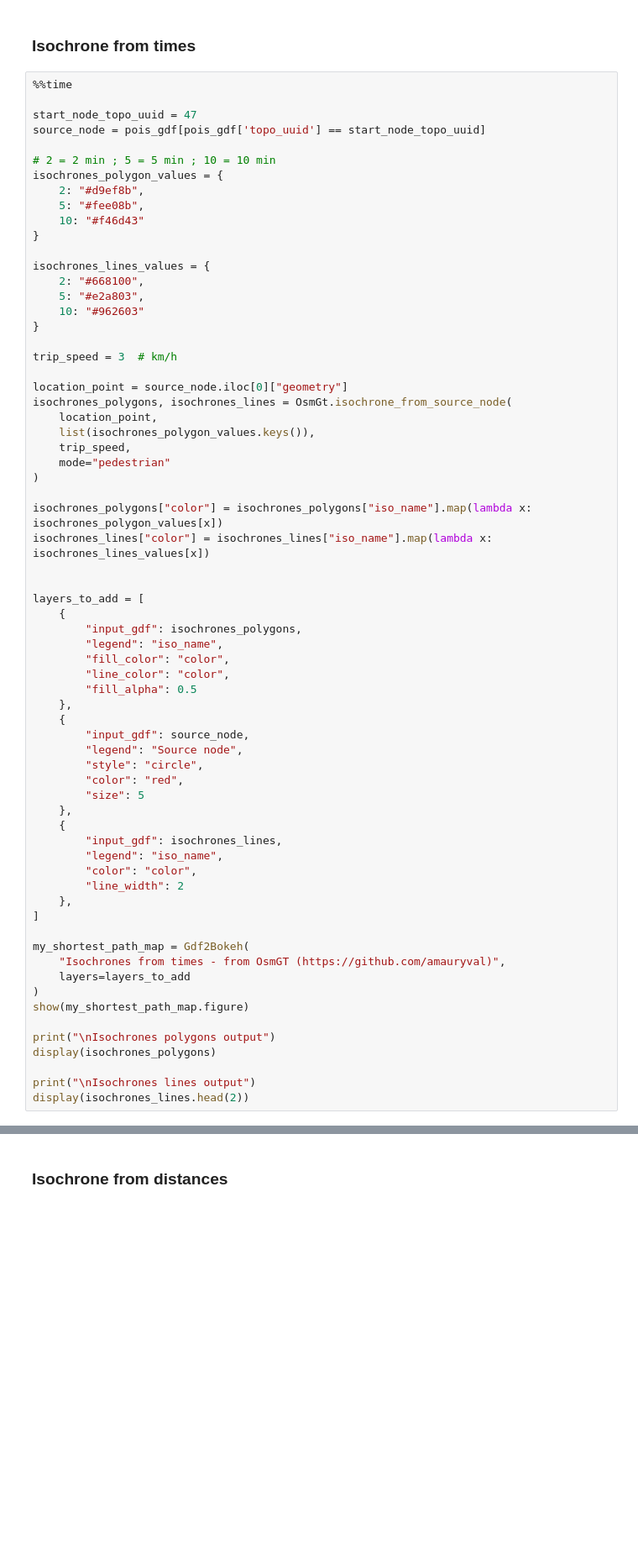
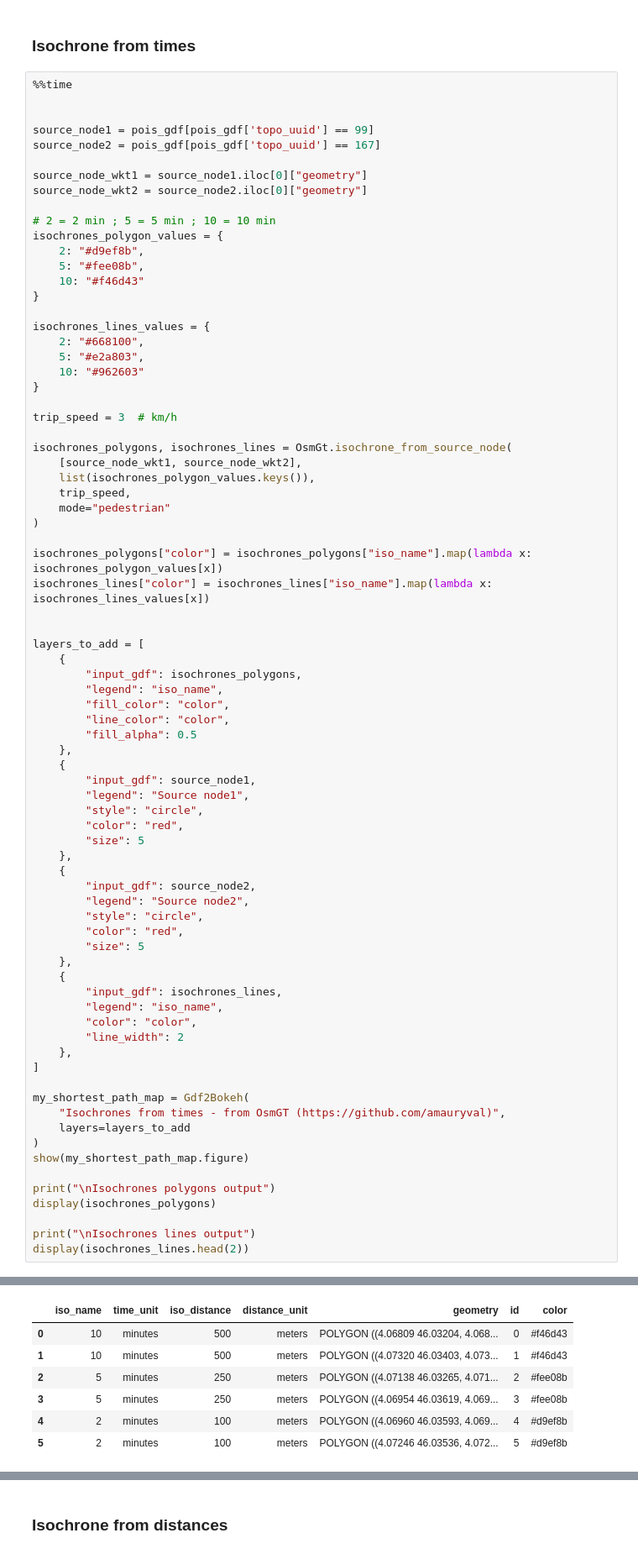
Before and after one commit to amauryval/OsmGT, a Jupyter notebook: example.ipynb, the cells around one changed output, grey strips where cells are left out. Shown at 84% size. Saved outputs shown, nothing was run; the diff lists cells and outputs as text; blank space fills up the shorter version.

Commit message:
upd (*) isolines from multiple locations supported ; issue with isochrones (polyg)

```diff
--- a/example.ipynb
+++ b/example.ipynb
@@ -251,8 +313,12 @@ display(shortest_paths)
 # %%
 %%time
 
-start_node_topo_uuid = 47
-source_node = pois_gdf[pois_gdf['topo_uuid'] == start_node_topo_uuid]
+
+source_node1 = pois_gdf[pois_gdf['topo_uuid'] == 99]
+source_node2 = pois_gdf[pois_gdf['topo_uuid'] == 167]
+
+source_node_wkt1 = source_node1.iloc[0]["geometry"]
+source_node_wkt2 = source_node2.iloc[0]["geometry"]
 
 # 2 = 2 min ; 5 = 5 min ; 10 = 10 min
 isochrones_polygon_values = {
@@ -269,9 +335,8 @@ isochrones_lines_values = {
 
 trip_speed = 3  # km/h
 
-location_point = source_node.iloc[0]["geometry"]
 isochrones_polygons, isochrones_lines = OsmGt.isochrone_from_source_node(
-    location_point,
+    [source_node_wkt1, source_node_wkt2],
     list(isochrones_polygon_values.keys()),
     trip_speed,
     mode="pedestrian"
@@ -290,8 +355,15 @@ layers_to_add = [
         "fill_alpha": 0.5
     },
     {
-        "input_gdf": source_node,
-        "legend": "Source node",
+        "input_gdf": source_node1,
+        "legend": "Source node1",
+        "style": "circle",
+        "color": "red",
+        "size": 5
+    },
+    {
+        "input_gdf": source_node2,
+        "legend": "Source node2",
         "style": "circle",
         "color": "red",
         "size": 5
@@ -315,3 +387,4 @@ display(isochrones_polygons)
 
 print("\nIsochrones lines output")
 display(isochrones_lines.head(2))
+# %% [output]
@@ -317,0 +412,7 @@ display(isochrones_lines.head(2))
+|  | iso_name | time_unit | iso_distance | distance_unit | geometry | id | color |
+| 0 | 10 | minutes | 500 | meters | POLYGON ((4.06809 46.03204, 4.068... | 0 | #f46d43 |
+| 1 | 10 | minutes | 500 | meters | POLYGON ((4.07320 46.03403, 4.073... | 1 | #f46d43 |
+| 2 | 5 | minutes | 250 | meters | POLYGON ((4.07138 46.03265, 4.071... | 2 | #fee08b |
+| 3 | 5 | minutes | 250 | meters | POLYGON ((4.06954 46.03619, 4.069... | 3 | #fee08b |
+| 4 | 2 | minutes | 100 | meters | POLYGON ((4.06960 46.03593, 4.069... | 4 | #d9ef8b |
+| 5 | 2 | minutes | 100 | meters | POLYGON ((4.07246 46.03536, 4.072... | 5 | #d9ef8b |
```
Also changed, not shown: parts of 6 cells of this notebook, 7 other files.
